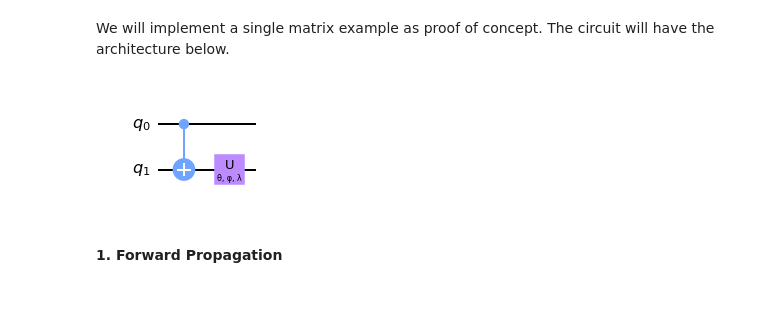
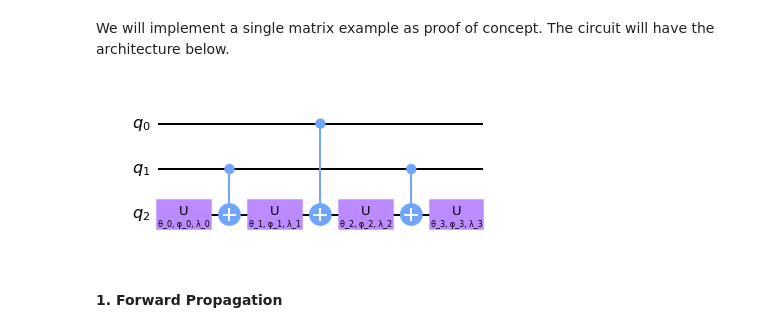
Before and after one commit to mpham26uchicago/Quantum-Projects, a Jupyter notebook: full_toffoli.ipynb, the cells around one changed output. Saved outputs shown, nothing was run; the diff lists cells and outputs as text; code cells hidden in the pictures; blank space fills up the shorter version.

```diff
--- a/full_toffoli.ipynb
+++ b/full_toffoli.ipynb
@@ -189,16 +189,24 @@ $$w_a = w_a - \eta \frac{\partial J}{\partial w_a}$$
 ### Implementation
 # %% [markdown]
 We will implement a single matrix example as proof of concept. The circuit will have the architecture below.
-# %%
-theta, phi, lam = Parameter('θ'), Parameter('φ'), Parameter('λ')
-
-circ = q(2)
-circ.cx(0, 1)
-circ.u(theta, phi, lam, 1)
-
-milk(circ)
-# %% [output]
-[figure, removed]
+# %%
+theta_0, phi_0, lam_0 = Parameter('θ_0'), Parameter('φ_0'), Parameter('λ_0')
+theta_1, phi_1, lam_1 = Parameter('θ_1'), Parameter('φ_1'), Parameter('λ_1')
+theta_2, phi_2, lam_2 = Parameter('θ_2'), Parameter('φ_2'), Parameter('λ_2')
+theta_3, phi_3, lam_3 = Parameter('θ_3'), Parameter('φ_3'), Parameter('λ_3')
+
+circ = q(3)
+circ.u(theta_0, phi_0, lam_0, 2)
+circ.cx(1, 2)
+circ.u(theta_1, phi_1, lam_1, 2)
+circ.cx(0, 2)
+circ.u(theta_2, phi_2, lam_2, 2)
+circ.cx(1, 2)
+circ.u(theta_3, phi_3, lam_3, 2)
+
+milk(circ)
+# %% [output]
+[figure, added]
 # %% [markdown]
 #### 1. Forward Propagation
 # %% [markdown]
```
Also changed, not shown: parts of 28 cells of this notebook.
